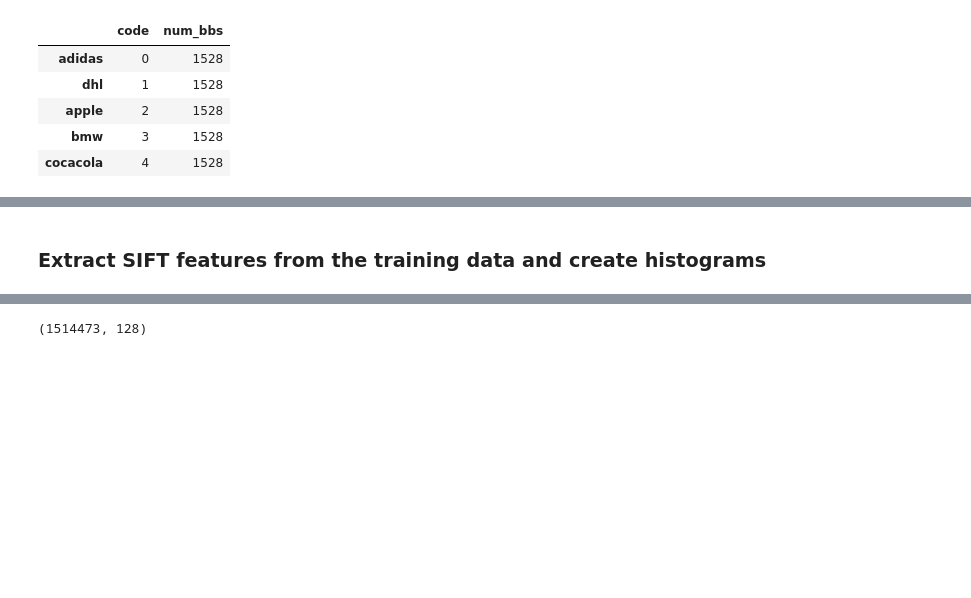
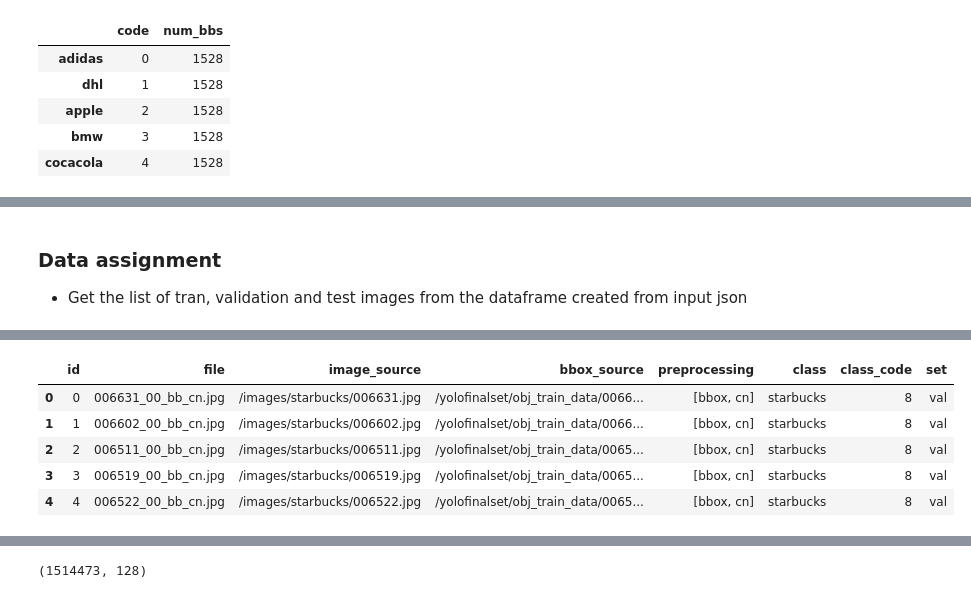
Before and after one commit to jcalz23/logo_detection_w281, a Jupyter notebook: SIFT_Histogram_Models_Full_and_BB.ipynb, the cells around one changed output, grey strips where cells are left out. Saved outputs shown, nothing was run; the diff lists cells and outputs as text; code cells hidden in the pictures; blank space fills up the shorter version.

Commit message:
Test result update

```diff
--- a/SIFT_Histogram_Models_Full_and_BB.ipynb
+++ b/SIFT_Histogram_Models_Full_and_BB.ipynb
@@ -447,11 +451,11 @@ L2 dist Classifier best score on Val set: 0.5596
 ### Section 2: Process using preprocessed and augmented data
 # %%
 # Load classes and augmented gray input images from json files
-with open(base_dir+"/preproc_map_gray.json") as infile:
+with open(base_dir +"/preproc_map_gray.json") as infile:
     gray_imgs = json.load(infile)
 
 with open(base_dir+"/class_map_summary_gray.json") as infile:
-    cls_summary = json.load(infile)
+    cls_summary_gray = json.load(infile)
 # %%
 # Check a key and value
 print(list(gray_imgs.items())[0])
@@ -483,0 +493,11 @@ gray_imgs = gray_imgs.T
+# %%
+# Build dataframe of validation and test images from the contrast normalized folder
+with open(base_dir +"/preproc_map_cn.json") as infile:
+    cn_imgs = json.load(infile)
+
+with open(base_dir+"/class_map_summary_cn.json") as infile:
+    cls_summary_cn = json.load(infile)
+
+cls_summary_cn = pd.DataFrame.from_dict(cls_summary_cn)
+cls_summary_cn = cls_summary_cn.T
+cls_summary_cn.head()
@@ -484,14 +511,21 @@ gray_imgs = gray_imgs.T
+# %%
+# Build a dataframe from class summary json for contrast normalized images
+cn_imgs = pd.DataFrame.from_dict(cn_imgs)
+cn_imgs = cn_imgs.T
+# %% [markdown]
+### Data assignment
+* Get the list of tran, validation and test images from the dataframe created from input json
 # %%
-# Filter the train, validation and test file names based on the set name in the dataframe
+# Filter the train, validation and test file names based on the set names in gray and cn dataframes
 train_set = gray_imgs[gray_imgs["set"]=="train"]
 train_set = train_set.rename_axis('file').reset_index(level=0)
 train_set = train_set.rename_axis('id').reset_index(level=0)
 
-val_set = gray_imgs[gray_imgs["set"]=="val"]
+val_set = cn_imgs[cn_imgs["set"]=="val"]
 val_set = val_set.rename_axis('file').reset_index(level=0)
 val_set = val_set.rename_axis('id').reset_index(level=0)
 
-test_set = gray_imgs[gray_imgs["set"]=="test"]
+test_set = cn_imgs[cn_imgs["set"]=="test"]
 test_set = test_set.rename_axis('file').reset_index(level=0)
 test_set = test_set.rename_axis('id').reset_index(level=0)
 # %%
@@ -504,5 +538,13 @@ train_set.head()
 | 2 | 2 | 000398_01_bb_cn_02_da_gray.jpg | /images/apple/000398.jpg | /yolofinalset/obj_train_data/0003... | [bbox, cn, da, gray] | adidas | 0 | train |
 | 3 | 3 | 000398_01_bb_cn_03_da_gray.jpg | /images/apple/000398.jpg | /yolofinalset/obj_train_data/0003... | [bbox, cn, da, gray] | adidas | 0 | train |
 | 4 | 4 | 000398_01_bb_cn_04_da_gray.jpg | /images/apple/000398.jpg | /yolofinalset/obj_train_data/0003... | [bbox, cn, da, gray] | adidas | 0 | train |
-# %% [markdown]
-### Extract SIFT features from the training data and create histograms
+# %%
+# Check a few rows in the val dataframe
+val_set.head()
+# %% [output]
+|  | id | file | image_source | bbox_source | preprocessing | class | class_code | set |
+| 0 | 0 | 006631_00_bb_cn.jpg | /images/starbucks/006631.jpg | /yolofinalset/obj_train_data/0066... | [bbox, cn] | starbucks | 8 | val |
+| 1 | 1 | 006602_00_bb_cn.jpg | /images/starbucks/006602.jpg | /yolofinalset/obj_train_data/0066... | [bbox, cn] | starbucks | 8 | val |
+| 2 | 2 | 006511_00_bb_cn.jpg | /images/starbucks/006511.jpg | /yolofinalset/obj_train_data/0065... | [bbox, cn] | starbucks | 8 | val |
+| 3 | 3 | 006519_00_bb_cn.jpg | /images/starbucks/006519.jpg | /yolofinalset/obj_train_data/0065... | [bbox, cn] | starbucks | 8 | val |
+| 4 | 4 | 006522_00_bb_cn.jpg | /images/starbucks/006522.jpg | /yolofinalset/obj_train_data/0065... | [bbox, cn] | starbucks | 8 | val |
```
Also changed, not shown: parts of 74 cells of this notebook.
